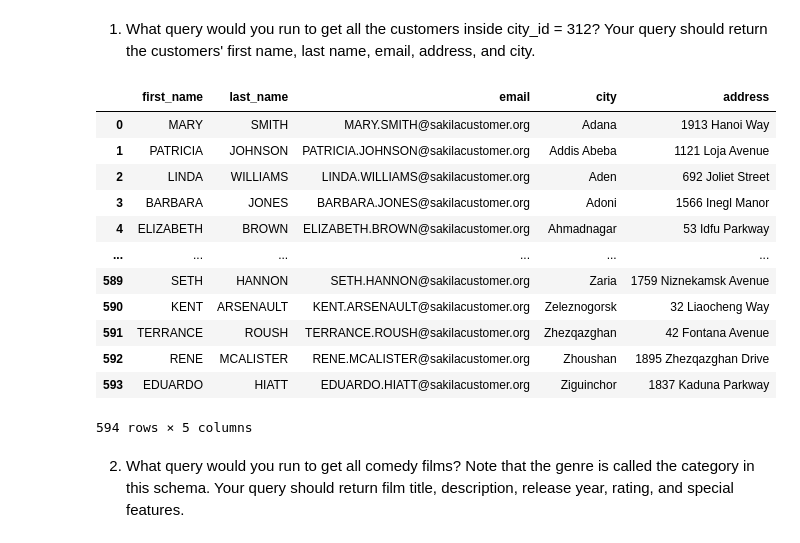
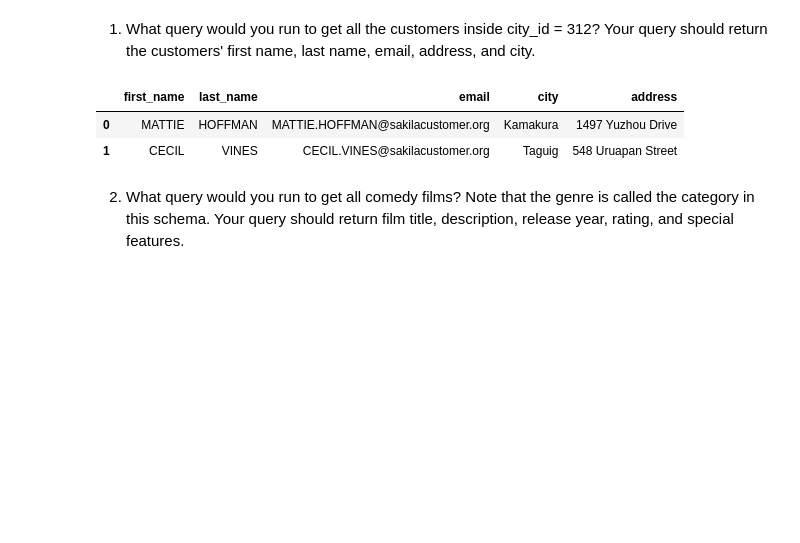
Before and after one commit to IrinaIsobel/Sakila-Core, a Jupyter notebook: Sakila.ipynb, the cells around one changed output. Cells and saved outputs as stored; diff of their text form; code cells hidden in the pictures; blank space fills up the shorter version.

```diff
--- a/Sakila.ipynb
+++ b/Sakila.ipynb
@@ -19,28 +19,19 @@ Engine(mysql+pymysql://root:***@localhost/sakila)
 # %%
 query = """
 SELECT customer.first_name, customer.last_name, customer.email, city.city, address.address
 FROM customer
 JOIN address
 ON address.address_id = customer.address_id
 JOIN city
-ON city.city_id = address.address_id;
+ON city.city_id = address.address_id
+WHERE address.city_id = 312;
 """
 
 pd.read_sql(query, engine)
 # %% [output]
 |  | first_name | last_name | email | city | address |
-| 0 | MARY | SMITH | MARY.SMITH@sakilacustomer.org | Adana | 1913 Hanoi Way |
-| 1 | PATRICIA | JOHNSON | PATRICIA.JOHNSON@sakilacustomer.org | Addis Abeba | 1121 Loja Avenue |
-| 2 | LINDA | WILLIAMS | LINDA.WILLIAMS@sakilacustomer.org | Aden | 692 Joliet Street |
-| 3 | BARBARA | JONES | BARBARA.JONES@sakilacustomer.org | Adoni | 1566 Inegl Manor |
-| 4 | ELIZABETH | BROWN | ELIZABETH.BROWN@sakilacustomer.org | Ahmadnagar | 53 Idfu Parkway |
-| ... | ... | ... | ... | ... | ... |
-| 589 | SETH | HANNON | SETH.HANNON@sakilacustomer.org | Zaria | 1759 Niznekamsk Avenue |
-| 590 | KENT | ARSENAULT | KENT.ARSENAULT@sakilacustomer.org | Zeleznogorsk | 32 Liaocheng Way |
-| 591 | TERRANCE | ROUSH | TERRANCE.ROUSH@sakilacustomer.org | Zhezqazghan | 42 Fontana Avenue |
-| 592 | RENE | MCALISTER | RENE.MCALISTER@sakilacustomer.org | Zhoushan | 1895 Zhezqazghan Drive |
-| 593 | EDUARDO | HIATT | EDUARDO.HIATT@sakilacustomer.org | Ziguinchor | 1837 Kaduna Parkway |
+| 0 | MATTIE | HOFFMAN | MATTIE.HOFFMAN@sakilacustomer.org | Kamakura | 1497 Yuzhou Drive |
+| 1 | CECIL | VINES | CECIL.VINES@sakilacustomer.org | Taguig | 548 Uruapan Street |
-594 rows × 5 columns
 # %% [markdown]
 2. What query would you run to get all comedy films? Note that the genre is called the category in this schema. Your query should return film title, description, release year, rating, and special features.
 # %%
```
Also changed, not shown: parts of 3 cells of this notebook.
